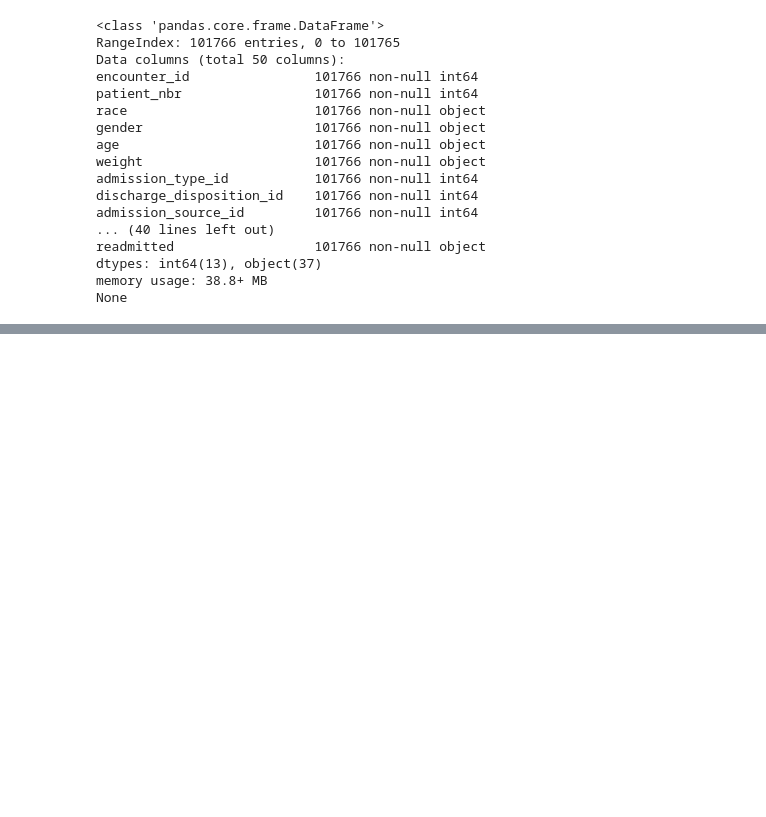
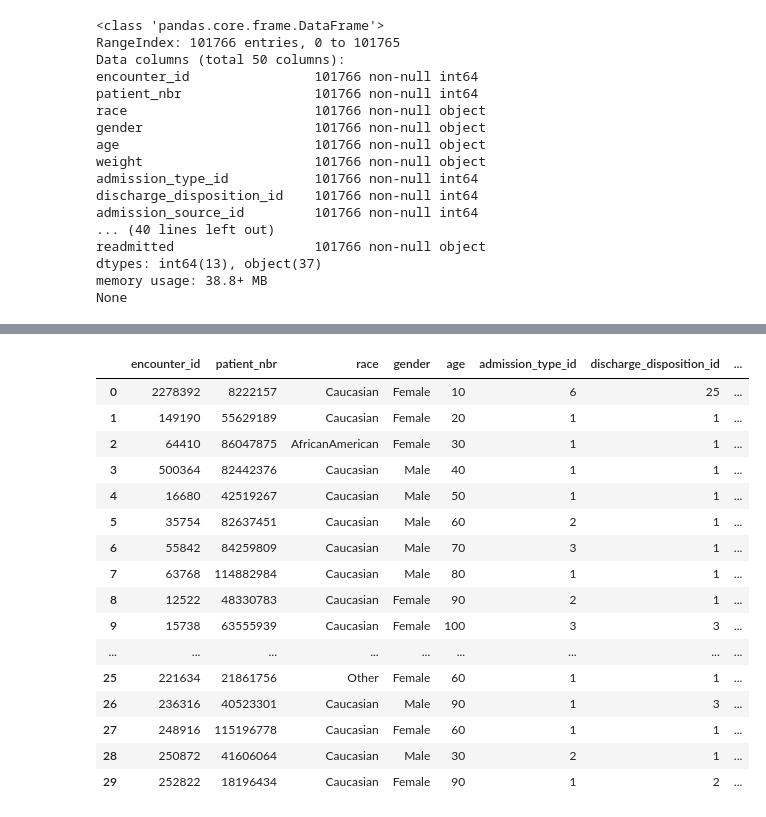
Before and after one commit to MaiaNgo/ds-project-01, a Jupyter notebook: maia/technical_notebook.ipynb, the cells around one changed output, grey strips where cells are left out. Saved outputs shown, nothing was run; the diff lists cells and outputs as text; code cells hidden in the pictures; blank space fills up the shorter version.

```diff
--- a/maia/technical_notebook.ipynb
+++ b/maia/technical_notebook.ipynb
@@ -64,0 +243,19 @@ None
+# %%
+dict_age_under = {'[0-10)':10, '[10-20)':20, '[20-30)':30, '[30-40)':40, '[40-50)':50,
+                  '[50-60)':60, '[60-70)':70,'[70-80)':80,'[80-90)':90, '[90-100)':100}
+df['age'] = df['age'].map(dict_age_under)
+#df.groupby(['time_in_hospital', 'age'])['patient_nbr'].mean()
+# %%
+#add new feature age_under
+df['age_under'] = df['age'].replace('[0-10)', 10)
+df['age_under'] = df['age'].replace('[0-20)', 20)
+df['age_under'] = df['age'].replace('[0-30)', 30)
+df['age_under'] = df['age'].replace('[0-40)', 40)
+df['age_under'] = df['age'].replace('[0-50)', 50)
+df['age_under'] = df['age'].replace('[0-60)', 60)
+df['age_under'] = df['age'].replace('[0-70)', 70)
+df['age_under'] = df['age'].replace('[0-80)', 80)
+df['age_under'] = df['age'].replace('[0-90)', 90)
+df['age_under'] = df['age'].replace('[0-100)', 100)
+
+print(df['age_under'])
@@ -64,0 +280,20 @@ None
+# %%
+df.head(30)
+# %% [output]
+|  | encounter_id | patient_nbr | race | gender | age | admission_type_id | discharge_disposition_id | ... |
+| 0 | 2278392 | 8222157 | Caucasian | Female | 10 | 6 | 25 | ... |
+| 1 | 149190 | 55629189 | Caucasian | Female | 20 | 1 | 1 | ... |
+| 2 | 64410 | 86047875 | AfricanAmerican | Female | 30 | 1 | 1 | ... |
+| 3 | 500364 | 82442376 | Caucasian | Male | 40 | 1 | 1 | ... |
+| 4 | 16680 | 42519267 | Caucasian | Male | 50 | 1 | 1 | ... |
+| 5 | 35754 | 82637451 | Caucasian | Male | 60 | 2 | 1 | ... |
+| 6 | 55842 | 84259809 | Caucasian | Male | 70 | 3 | 1 | ... |
+| 7 | 63768 | 114882984 | Caucasian | Male | 80 | 1 | 1 | ... |
+| 8 | 12522 | 48330783 | Caucasian | Female | 90 | 2 | 1 | ... |
+| 9 | 15738 | 63555939 | Caucasian | Female | 100 | 3 | 3 | ... |
+| ... | ... | ... | ... | ... | ... | ... | ... | ... |
+| 25 | 221634 | 21861756 | Other | Female | 60 | 1 | 1 | ... |
+| 26 | 236316 | 40523301 | Caucasian | Male | 90 | 1 | 3 | ... |
+| 27 | 248916 | 115196778 | Caucasian | Female | 60 | 1 | 1 | ... |
+| 28 | 250872 | 41606064 | Caucasian | Male | 30 | 2 | 1 | ... |
+| 29 | 252822 | 18196434 | Caucasian | Female | 90 | 1 | 2 | ... |
```
Also changed, not shown: parts of 30 cells of this notebook.
